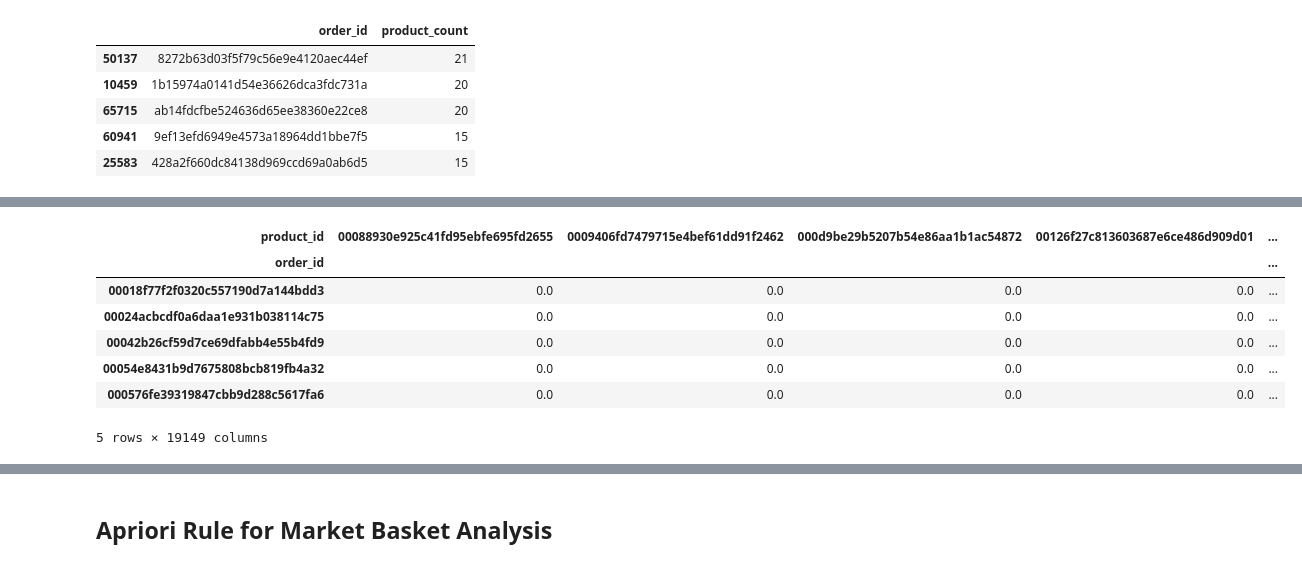
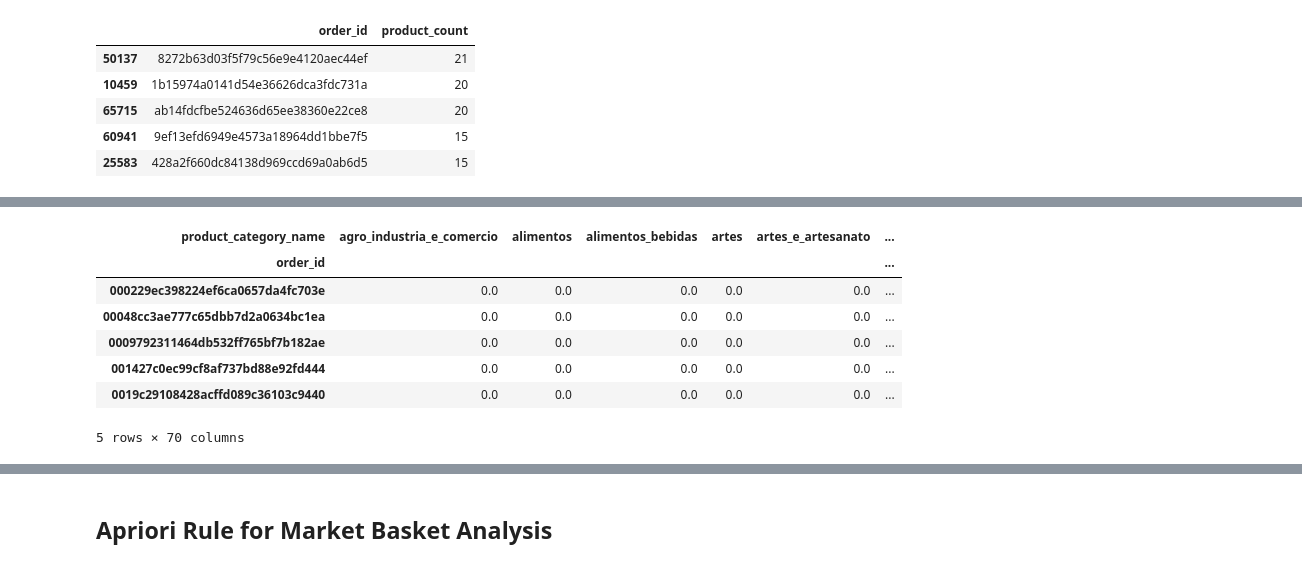
Before and after one commit to LuiisClaudio/mod-cloth, a Jupyter notebook: LuisMartins_CA2.ipynb, the cells around one changed output, grey strips where cells are left out. Drawn from its saved outputs; the diff is of its cells as text; code cells hidden in the pictures.

```diff
--- a/LuisMartins_CA2.ipynb
+++ b/LuisMartins_CA2.ipynb
@@ -721,16 +733,16 @@ orders_merged.dropna(axis = 0, subset = ['order_id'], inplace = True)
 # %%
 #basket = (orders_merged[orders_merged['customer_state'] == "SP"]
 #          .groupby(['order_id', 'product_id'])['order_item_id'].sum().unstack().reset_index().fillna(0))
-basket = (orders_merged[orders_merged['customer_state'] == "SP"]
-          .groupby(['order_id', 'product_id'])['order_item_id'].sum().unstack().reset_index().fillna(0).set_index('order_id'))
+basket = (orders_merged[orders_merged['customer_state'] == "MG"]
+          .groupby(['order_id', 'product_category_name'])['order_item_id'].sum().unstack().reset_index().fillna(0).set_index('order_id'))
 
 basket.head()
 # %% [output]
-| product_id | 00088930e925c41fd95ebfe695fd2655 | 0009406fd7479715e4bef61dd91f2462 | 000d9be29b5207b54e86aa1b1ac54872 | 00126f27c813603687e6ce486d909d01 | ... |
-| order_id |  |  |  |  | ... |
-| 00018f77f2f0320c557190d7a144bdd3 | 0.0 | 0.0 | 0.0 | 0.0 | ... |
-| 00024acbcdf0a6daa1e931b038114c75 | 0.0 | 0.0 | 0.0 | 0.0 | ... |
-| 00042b26cf59d7ce69dfabb4e55b4fd9 | 0.0 | 0.0 | 0.0 | 0.0 | ... |
-| 00054e8431b9d7675808bcb819fb4a32 | 0.0 | 0.0 | 0.0 | 0.0 | ... |
-| 000576fe39319847cbb9d288c5617fa6 | 0.0 | 0.0 | 0.0 | 0.0 | ... |
+| product_category_name | agro_industria_e_comercio | alimentos | alimentos_bebidas | artes | artes_e_artesanato | ... |
+| order_id |  |  |  |  |  | ... |
+| 000229ec398224ef6ca0657da4fc703e | 0.0 | 0.0 | 0.0 | 0.0 | 0.0 | ... |
+| 00048cc3ae777c65dbb7d2a0634bc1ea | 0.0 | 0.0 | 0.0 | 0.0 | 0.0 | ... |
+| 0009792311464db532ff765bf7b182ae | 0.0 | 0.0 | 0.0 | 0.0 | 0.0 | ... |
+| 001427c0ec99cf8af737bd88e92fd444 | 0.0 | 0.0 | 0.0 | 0.0 | 0.0 | ... |
+| 0019c29108428acffd089c36103c9440 | 0.0 | 0.0 | 0.0 | 0.0 | 0.0 | ... |
-5 rows × 19149 columns
+5 rows × 70 columns
```
Also changed, not shown: parts of 10 cells of this notebook.
